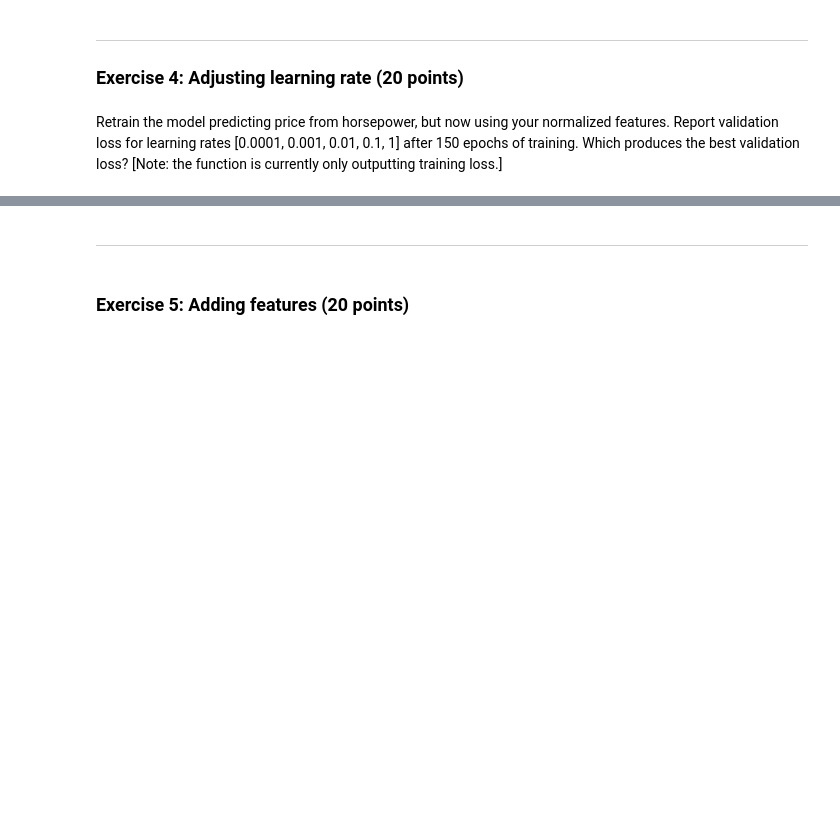
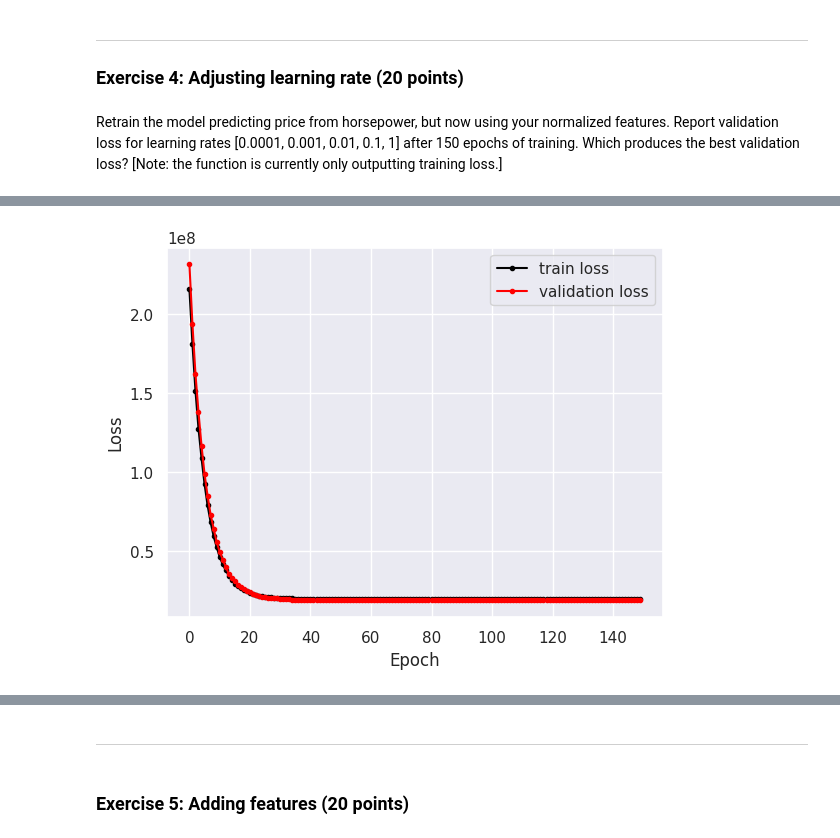
Before and after one commit to dojian/classML, a Jupyter notebook: 03_Linear_Regression_with_Tensorflow.ipynb, the cells around one changed output, grey strips where cells are left out. Saved outputs shown, nothing was run; the diff lists cells and outputs as text; code cells hidden in the pictures; blank space fills up the shorter version.

```diff
--- a/03_Linear_Regression_with_Tensorflow.ipynb
+++ b/03_Linear_Regression_with_Tensorflow.ipynb
@@ -417,0 +516,16 @@ Retrain the model predicting price from horsepower, but now using your normalize
+# %%
+# EDIT CODE HERE
+model = build_model(num_features=1, learning_rate=0.01)
+
+history = model.fit(
+  # use the normalized features prepared above
+  x = car_train_features_norm[['horsepower']],
+  y = car_train_labels,
+  validation_split=0.1,
+  epochs=150,
+  batch_size=32,
+  verbose=0)
+
+plot_loss(model, history)
+# %% [output]
+[figure, added]
```
Also changed, not shown: parts of 24 cells of this notebook.
